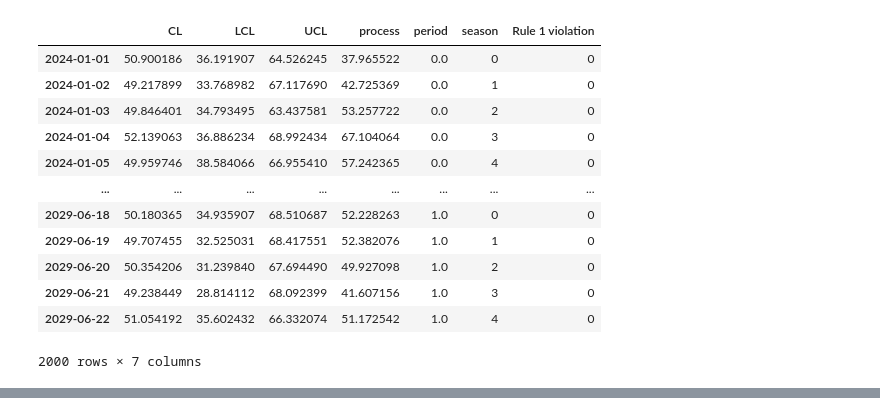
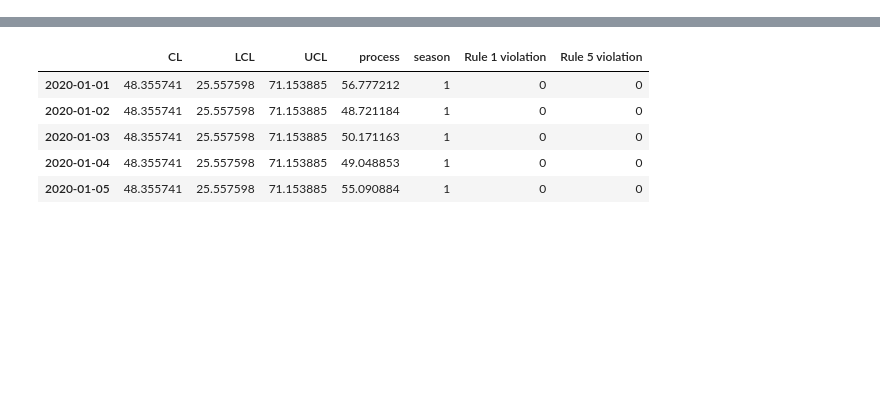
Before and after one commit to Somerset-NHS-FT-DS-Improvement/spyc, a Jupyter notebook: example_notebook.ipynb, the cells around one changed output, grey strips where cells are left out. Saved outputs shown, nothing was run; the diff lists cells and outputs as text; code cells hidden in the pictures; blank space fills up the shorter version.

```diff
--- a/example_notebook.ipynb
+++ b/example_notebook.ipynb
@@ -36,41 +50,0 @@ spc_example.add_process_change_date(change_date='2025-01-21',
-# %%
-# SPC data/chart stored for specific SPC function. The function can be custom/use built in
-# but requires a dictionary with 'prococes', 'CL', 'LCL', 'UCL' to be returned
-
-def quantile_chart_calc(data, target_col, cl_start_dt=None, cl_end_dt=None):
-
-    CL = data[target_col].quantile(0.5)
-    LCL = data[target_col].quantile(0.01)
-    UCL = data[target_col].quantile(0.99)
-
-    return {'process': data[target_col], 'CL': CL, 'LCL': LCL, 'UCL': UCL}
-
-# Specific rules can then be defined for each chart type
-spc_example.add_spc(spc_name='Custom quantile-chart test',
-                    spc_calc_func=quantile_chart_calc,
-                    rule_1=True)
-
-# Add in X and mR chart for comparison (built in functions)
-spc_example.add_spc(spc_name='X-chart',
-                    spc_calc_func=x_chart,
-                    rule_1=True,
-                    rule_3 = True)
-spc_example.add_spc(spc_name='mR-chart',
-                    spc_calc_func=mr_chart,
-                    rule_1=True)
-# %%
-spc_example.spc_outputs_dict['Custom quantile-chart test']['data']
-# %% [output]
-|  | CL | LCL | UCL | process | period | season | Rule 1 violation |
-| 2024-01-01 | 50.900186 | 36.191907 | 64.526245 | 37.965522 | 0.0 | 0 | 0 |
-| 2024-01-02 | 49.217899 | 33.768982 | 67.117690 | 42.725369 | 0.0 | 1 | 0 |
-| 2024-01-03 | 49.846401 | 34.793495 | 63.437581 | 53.257722 | 0.0 | 2 | 0 |
-| 2024-01-04 | 52.139063 | 36.886234 | 68.992434 | 67.104064 | 0.0 | 3 | 0 |
-| 2024-01-05 | 49.959746 | 38.584066 | 66.955410 | 57.242365 | 0.0 | 4 | 0 |
-| ... | ... | ... | ... | ... | ... | ... | ... |
-| 2029-06-18 | 50.180365 | 34.935907 | 68.510687 | 52.228263 | 1.0 | 0 | 0 |
-| 2029-06-19 | 49.707455 | 32.525031 | 68.417551 | 52.382076 | 1.0 | 1 | 0 |
-| 2029-06-20 | 50.354206 | 31.239840 | 67.694490 | 49.927098 | 1.0 | 2 | 0 |
-| 2029-06-21 | 49.238449 | 28.814112 | 68.092399 | 41.607156 | 1.0 | 3 | 0 |
-| 2029-06-22 | 51.054192 | 35.602432 | 66.332074 | 51.172542 | 1.0 | 4 | 0 |
-2000 rows × 7 columns
@@ -78,0 +51,21 @@ spc_example.plot_spc(file_name='spc_chart_test', save_to_html=True)
+# %%
+# OPTIONAL. Include seasonal variation. For example, CL calculated for each month.
+# Add seasonality
+
+
+# Need to define function that returns unique value for each seasonal period.
+def month_seaonal(input_dates):
+    return input_dates.month
+# %%
+# Pass in function to add_seasonality method.
+spc_example.add_seasonality(season_func=month_seaonal)
+# %%
+x_chart_data = spc_example.calculate_spc(
+    spc_calc_func=x_chart,  # Type of chart
+    rule_1=True,
+    rule_5=True,  # Rules to test
+    min_data_req=15,
+)  #  Min data required for each seasonal period
+# (seasonality will be ignored if below threshold).
+x_chart_data.head()
+# %% [output]
@@ -78,0 +76,6 @@ spc_example.plot_spc(file_name='spc_chart_test', save_to_html=True)
+|  | CL | LCL | UCL | process | season | Rule 1 violation | Rule 5 violation |
+| 2020-01-01 | 48.355741 | 25.557598 | 71.153885 | 56.777212 | 1 | 0 | 0 |
+| 2020-01-02 | 48.355741 | 25.557598 | 71.153885 | 48.721184 | 1 | 0 | 0 |
+| 2020-01-03 | 48.355741 | 25.557598 | 71.153885 | 50.171163 | 1 | 0 | 0 |
+| 2020-01-04 | 48.355741 | 25.557598 | 71.153885 | 49.048853 | 1 | 0 | 0 |
+| 2020-01-05 | 48.355741 | 25.557598 | 71.153885 | 55.090884 | 1 | 0 | 0 |
```
Also changed, not shown: parts of 9 cells of this notebook, 9 other files.
